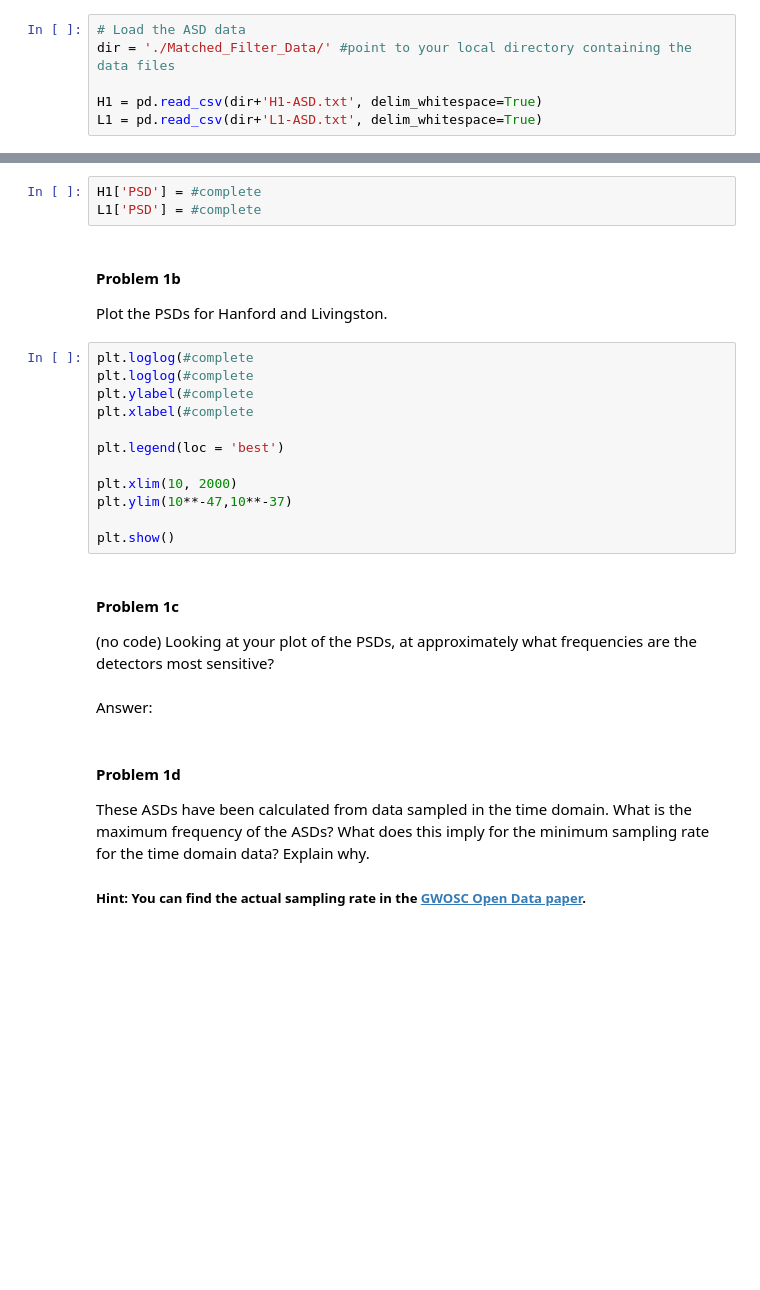
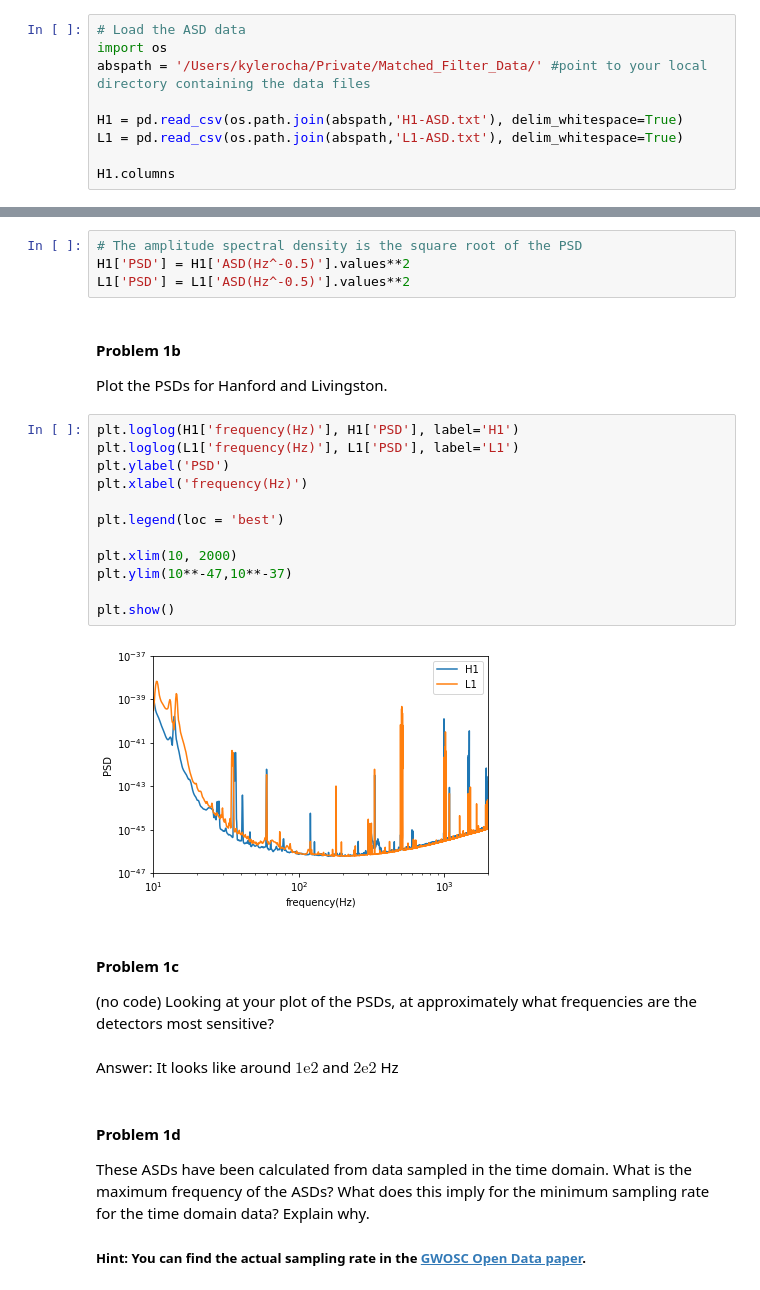
Before and after one commit to ka-rocha/LSSTC-DSFP-Sessions, a Jupyter notebook: Session13/Day5/MatchedFilteringTutorial.ipynb, the cells around one changed output, grey strips where cells are left out. Drawn from its saved outputs; the diff is of its cells as text; blank space fills up the shorter version.

Commit message:
Tried working with Day5 match filtering stufff

```diff
--- a/Session13/Day5/MatchedFilteringTutorial.ipynb
+++ b/Session13/Day5/MatchedFilteringTutorial.ipynb
@@ -23,7 +23,10 @@ Before we begin - download the [LIGO data](https://northwestern.box.com/s/qpd1m5
 Read in the Hanford (H1) and Livingston (L1) amplitude spectral densities (ASD) data files (`H1-ASD.txt`, `L1-ASD.txt`).
 # %%
 # Load the ASD data
-dir = './Matched_Filter_Data/' #point to your local directory containing the data files
+import os
+abspath = '/Users/kylerocha/Private/Matched_Filter_Data/' #point to your local directory containing the data files
 
-H1 = pd.read_csv(dir+'H1-ASD.txt', delim_whitespace=True)
-L1 = pd.read_csv(dir+'L1-ASD.txt', delim_whitespace=True)
+H1 = pd.read_csv(os.path.join(abspath,'H1-ASD.txt'), delim_whitespace=True)
+L1 = pd.read_csv(os.path.join(abspath,'L1-ASD.txt'), delim_whitespace=True)
+
+H1.columns
@@ -30,30 +35,33 @@ L1 = pd.read_csv(dir+'L1-ASD.txt', delim_whitespace=True)
 # %% [markdown]
 #### Problem 1a
 From the ASDs, calculate the power spectral densities (PSDs) $S_n(f)$.
-# %%
-H1['PSD'] = #complete
-L1['PSD'] = #complete
+# %%
+# The amplitude spectral density is the square root of the PSD
+H1['PSD'] = H1['ASD(Hz^-0.5)'].values**2
+L1['PSD'] = L1['ASD(Hz^-0.5)'].values**2
 # %% [markdown]
 #### Problem 1b
 Plot the PSDs for Hanford and Livingston.
 # %%
-plt.loglog(#complete
-plt.loglog(#complete
-plt.ylabel(#complete
-plt.xlabel(#complete
+plt.loglog(H1['frequency(Hz)'], H1['PSD'], label='H1')
+plt.loglog(L1['frequency(Hz)'], L1['PSD'], label='L1')
+plt.ylabel('PSD')
+plt.xlabel('frequency(Hz)')
 
 plt.legend(loc = 'best')
 
 plt.xlim(10, 2000)
 plt.ylim(10**-47,10**-37)
 
 plt.show()
+# %% [output]
+[figure, added]
 # %% [markdown]
 #### Problem 1c
 
 (no code) Looking at your plot of the PSDs, at approximately what frequencies are the detectors most sensitive?
-# %% [markdown]
-Answer:
+# %% [markdown]
+Answer: It looks like around $1\mathrm{e}2$ and $2\mathrm{e}2$ Hz
 # %% [markdown]
 #### Problem 1d
 These ASDs have been calculated from data sampled in the time domain. What is the maximum frequency of the ASDs? What does this imply for the minimum sampling rate for the time domain data? Explain why.
```
Also changed, not shown: parts of 13 cells of this notebook.
